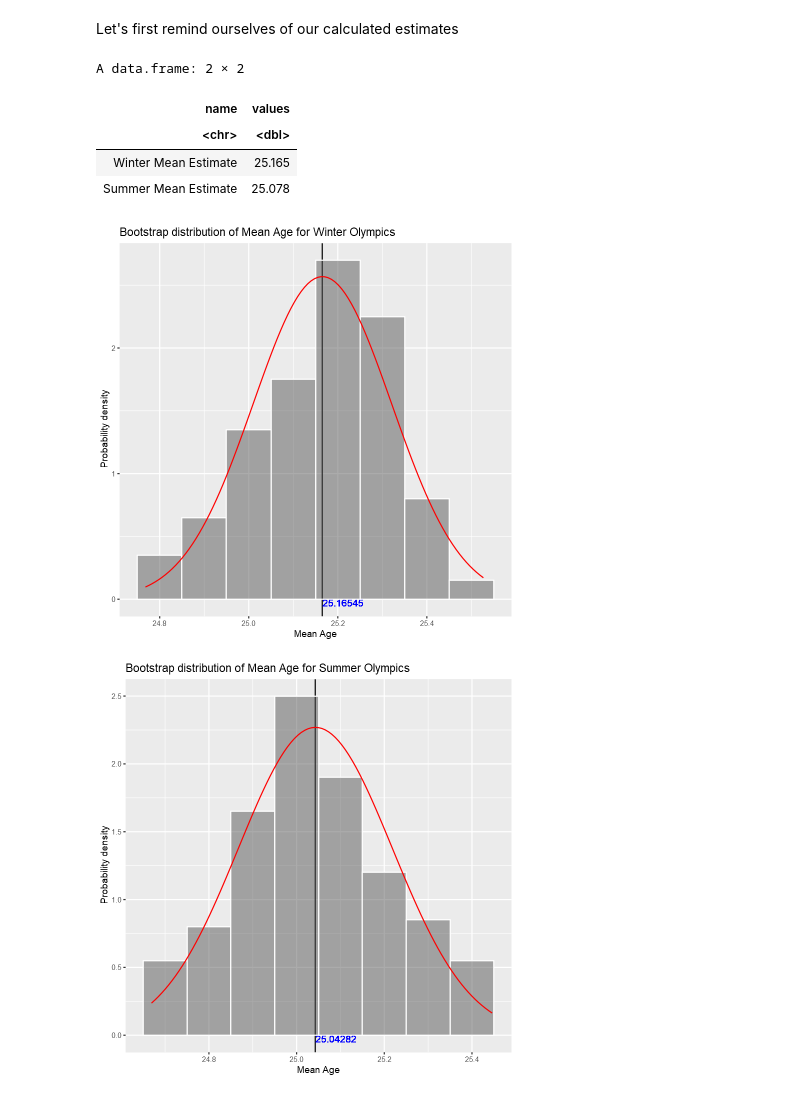
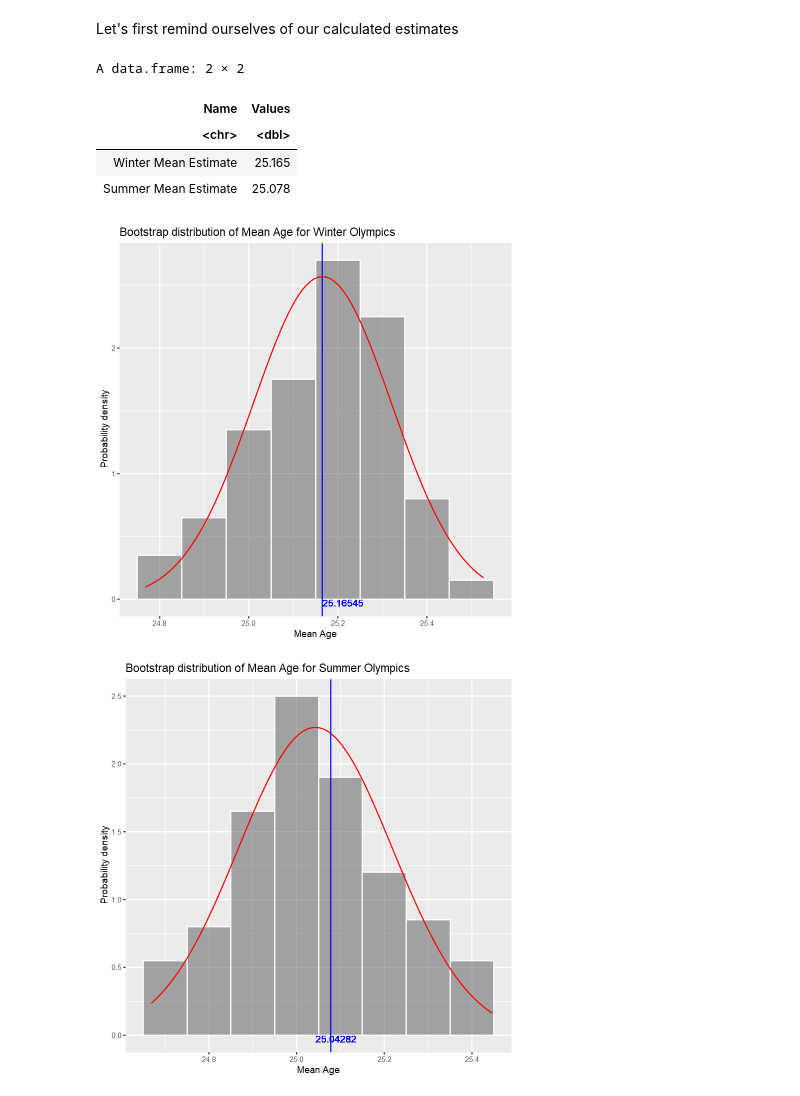
Before and after one commit to KevinSaigon/stat-201-project, a Jupyter notebook: project-proposal.ipynb, the cells around one changed output. Drawn from its saved outputs; the diff is of its cells as text; code cells hidden in the pictures.

Commit message:
changed vline in graph

```diff
--- a/project-proposal.ipynb
+++ b/project-proposal.ipynb
@@ -172,14 +163,14 @@ A tibble: 6 × 2
 # %% [markdown]
 Let's first remind ourselves of our calculated estimates
 # %%
-name <- c("Winter Mean Estimate", "Summer Mean Estimate")
-values <- c(winter_mean_estimate, summer_mean_estimate)
+Name <- c("Winter Mean Estimate", "Summer Mean Estimate")
+Values <- c(winter_mean_estimate, summer_mean_estimate)
 
-tab <- data.frame(name, values)
+tab <- data.frame(Name, Values)
 tab
 # %% [output]
 A data.frame: 2 × 2
-| name | values |
+| Name | Values |
 | <chr> | <dbl> |
 | Winter Mean Estimate | 25.165 |
 | Summer Mean Estimate | 25.078 |
@@ -197,7 +188,7 @@ A data.frame: 2 × 2
 plot_histogram <- function(df, col, bin_width, is_bellcurve) {
     plot <- df %>%
         ggplot(aes(x=pull(df, col))) +
-        geom_vline(xintercept = mean(pull(df, col), color="blue")) +
+#         geom_vline(xintercept = mean(pull(df, col), color="blue")) +
         geom_text(aes(x = mean(pull(df, col)),
                       y=0,
                       label=mean(pull(df, col)),
@@ -224,11 +215,13 @@ plot_histogram <- function(df, col, bin_width, is_bellcurve) {
 }
 # %%
 plot_histogram(winter_resampled_means, "mean_age", 0.1, TRUE) +
-labs(x="Mean Age", title="Bootstrap distribution of Mean Age for Winter Olympics")
+    geom_vline(xintercept = winter_mean_estimate, color = "blue") +
+    labs(x="Mean Age", title="Bootstrap distribution of Mean Age for Winter Olympics")
 # %% [output]
-[figure, old version]
+[figure, new version]
 # %%
 plot_histogram(summer_resampled_means, "mean_age", 0.1, TRUE) +
-labs(x="Mean Age", title="Bootstrap distribution of Mean Age for Summer Olympics")
+    geom_vline(xintercept = summer_mean_estimate, color = "blue") +
+    labs(x="Mean Age", title="Bootstrap distribution of Mean Age for Summer Olympics")
 # %% [output]
-[figure, old version]
+[figure, new version]
```
Also changed, not shown: parts of 4 cells of this notebook.
